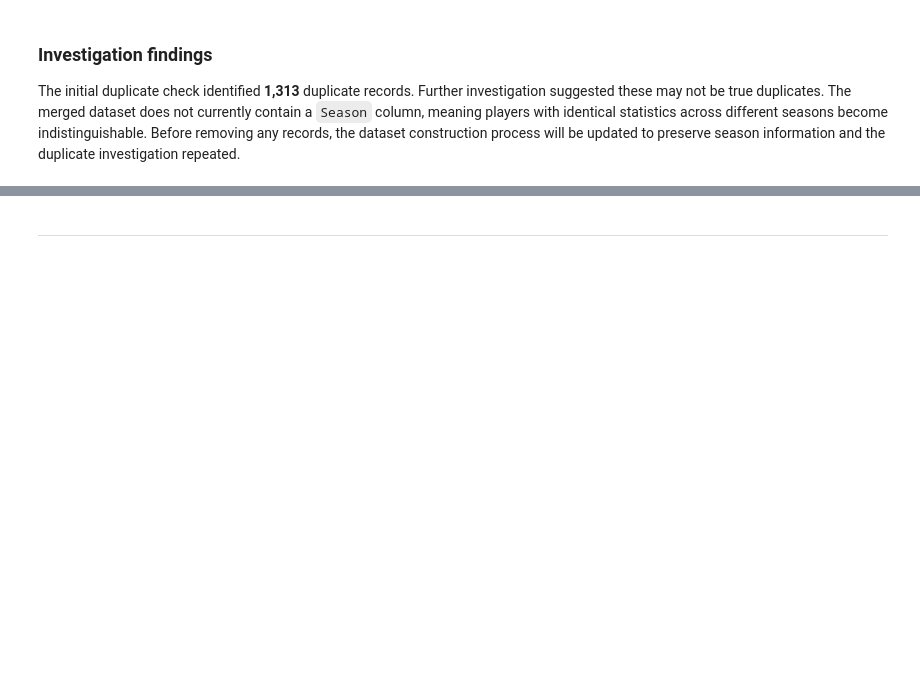
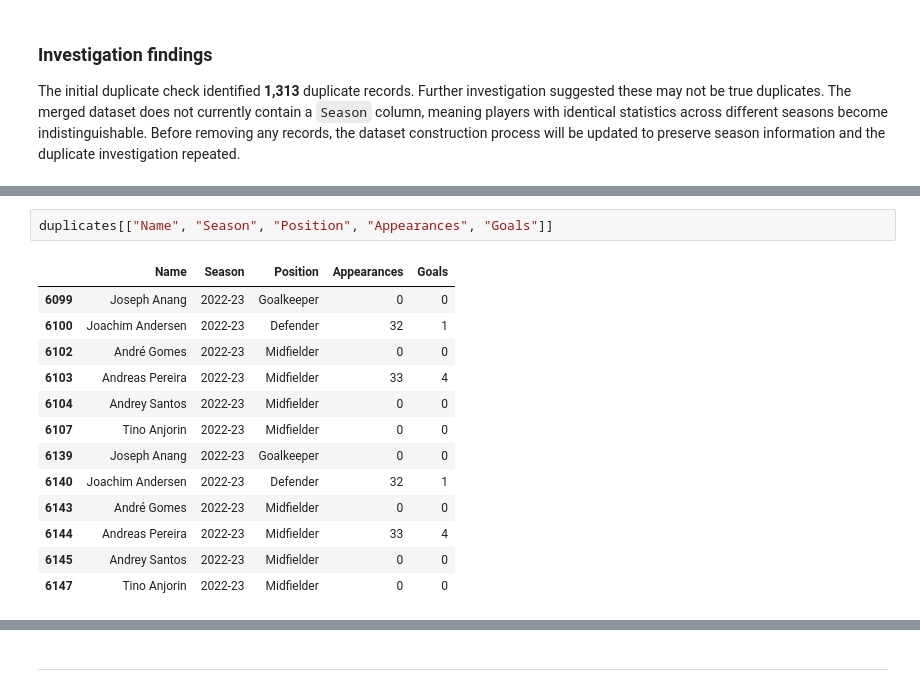
Before and after one commit to garethrogers28/premier-league-predictor, a Jupyter notebook: jupyter_notebooks/02_Data_Cleaning.ipynb, the cells around one changed output, grey strips where cells are left out. Drawn from its saved outputs; the diff is of its cells as text; blank space fills up the shorter version.

```diff
--- a/jupyter_notebooks/02_Data_Cleaning.ipynb
+++ b/jupyter_notebooks/02_Data_Cleaning.ipynb
@@ -632,0 +656,16 @@ The initial duplicate check identified **1,313** duplicate records. Further inve
+# %%
+duplicates[["Name", "Season", "Position", "Appearances", "Goals"]]
+# %% [output]
+|  | Name | Season | Position | Appearances | Goals |
+| 6099 | Joseph Anang | 2022-23 | Goalkeeper | 0 | 0 |
+| 6100 | Joachim Andersen | 2022-23 | Defender | 32 | 1 |
+| 6102 | André Gomes | 2022-23 | Midfielder | 0 | 0 |
+| 6103 | Andreas Pereira | 2022-23 | Midfielder | 33 | 4 |
+| 6104 | Andrey Santos | 2022-23 | Midfielder | 0 | 0 |
+| 6107 | Tino Anjorin | 2022-23 | Midfielder | 0 | 0 |
+| 6139 | Joseph Anang | 2022-23 | Goalkeeper | 0 | 0 |
+| 6140 | Joachim Andersen | 2022-23 | Defender | 32 | 1 |
+| 6143 | André Gomes | 2022-23 | Midfielder | 0 | 0 |
+| 6144 | Andreas Pereira | 2022-23 | Midfielder | 33 | 4 |
+| 6145 | Andrey Santos | 2022-23 | Midfielder | 0 | 0 |
+| 6147 | Tino Anjorin | 2022-23 | Midfielder | 0 | 0 |
```
Also changed, not shown: parts of 5 cells of this notebook.
